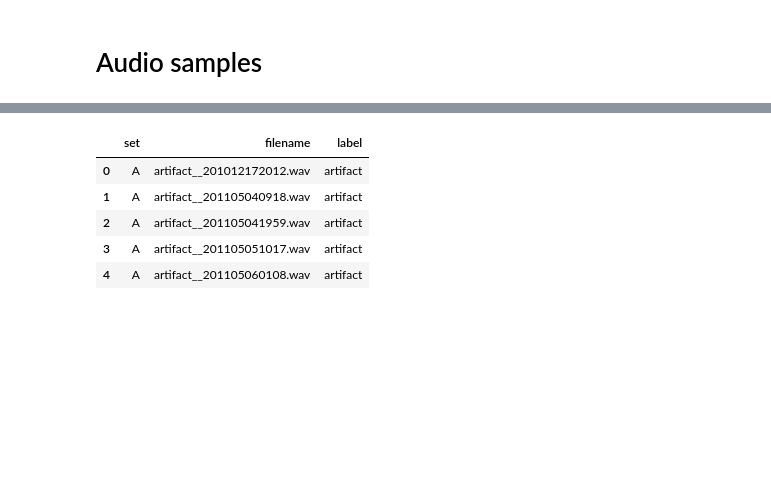
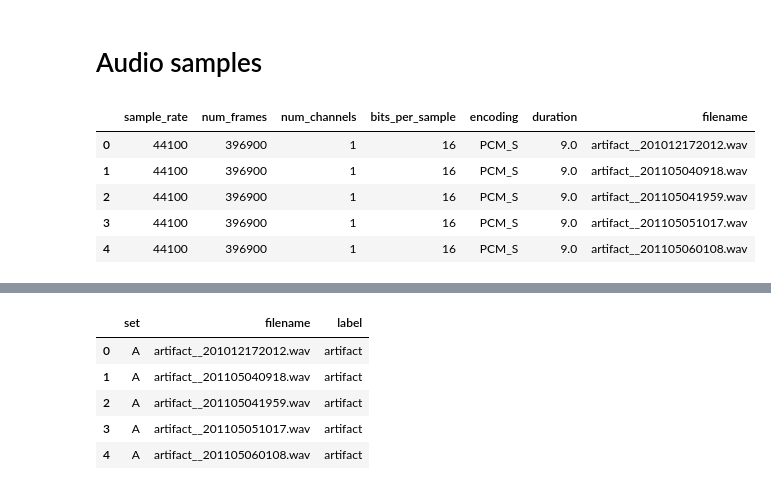
Before and after one commit to Cardionix/Cardionix, a Jupyter notebook: notebooks/EDA.ipynb, the cells around one changed output, grey strips where cells are left out. Drawn from its saved outputs; the diff is of its cells as text; code cells hidden in the pictures; blank space fills up the shorter version.

Commit message:
feat: audio duration describe

```diff
--- a/notebooks/EDA.ipynb
+++ b/notebooks/EDA.ipynb
@@ -25,6 +25,7 @@ DATASET_DIR: Path = ROOT_DIR / "data"
 PKIHD: Path = DATASET_DIR / "PKIHD/heart_2020_cleaned.csv"
 HFCD: Path = DATASET_DIR / "HFCD/heart_failure_clinical_records_dataset.csv"
 DHD: Path = DATASET_DIR / "DHD/labels.csv"
+METADATA: Path = DATASET_DIR / "DHD/metadata.csv"
 HFP: Path = DATASET_DIR / "HFP/heart.csv"
 # %% [markdown]
 # ⭐️ EDA
@@ -33,3 +34,13 @@ HFP: Path = DATASET_DIR / "HFP/heart.csv"
 * Foundation correlation and feature extraction
 # %% [markdown]
 # Audio samples
+# %%
+metadata = pd.read_csv(METADATA)
+metadata.head(5)
+# %% [output]
+|  | sample_rate | num_frames | num_channels | bits_per_sample | encoding | duration | filename |
+| 0 | 44100 | 396900 | 1 | 16 | PCM_S | 9.0 | artifact__201012172012.wav |
+| 1 | 44100 | 396900 | 1 | 16 | PCM_S | 9.0 | artifact__201105040918.wav |
+| 2 | 44100 | 396900 | 1 | 16 | PCM_S | 9.0 | artifact__201105041959.wav |
+| 3 | 44100 | 396900 | 1 | 16 | PCM_S | 9.0 | artifact__201105051017.wav |
+| 4 | 44100 | 396900 | 1 | 16 | PCM_S | 9.0 | artifact__201105060108.wav |
```
Also changed, not shown: parts of 1 cell of this notebook.
